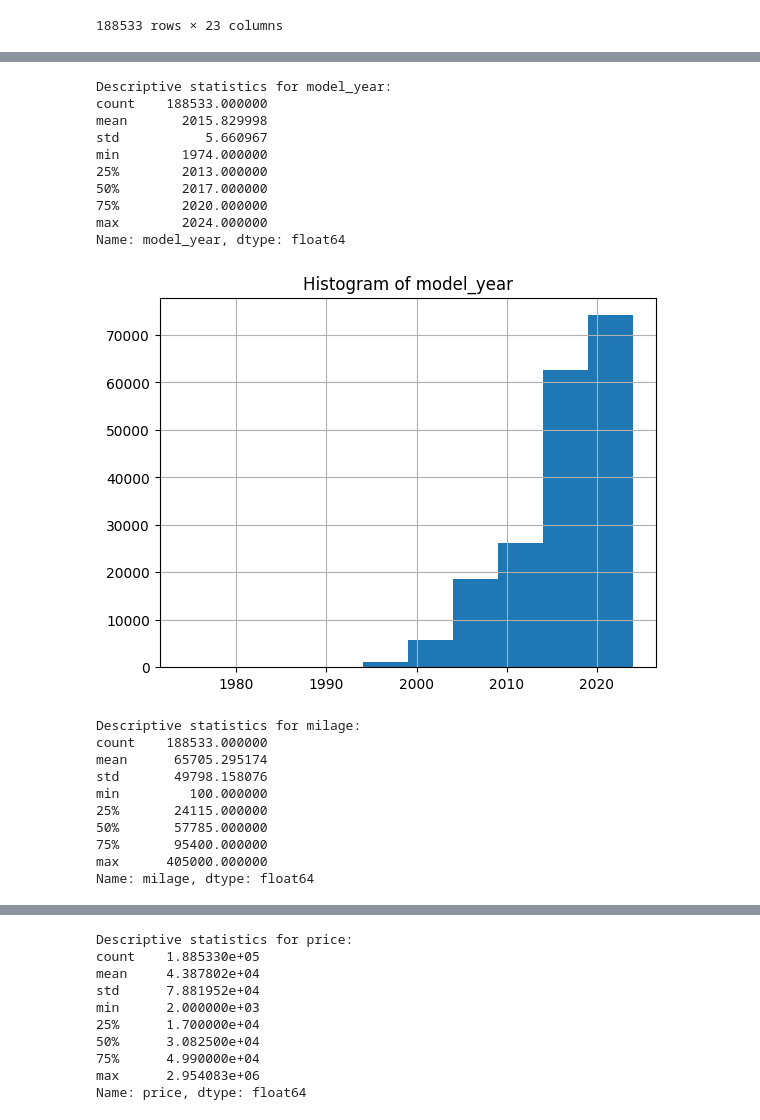
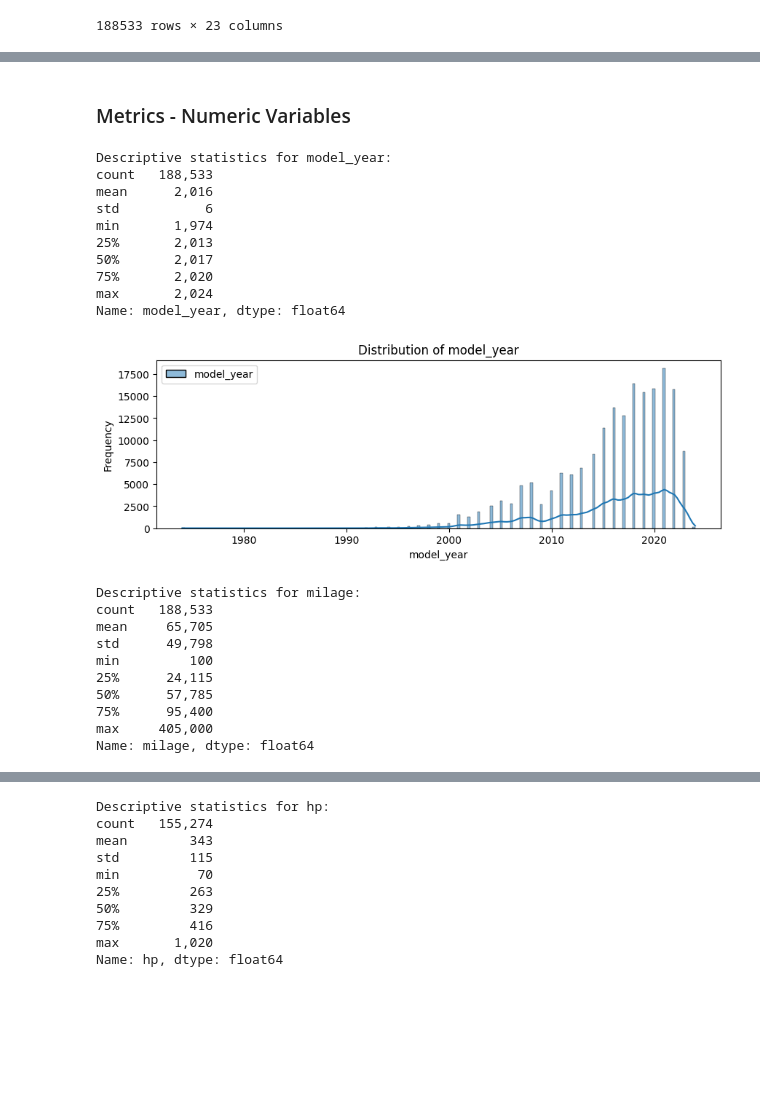
Before and after one commit to miguelazue/used-cars-prices-regression, a Jupyter notebook: data_exploration.ipynb, the cells around one changed output, grey strips where cells are left out. Saved outputs shown, nothing was run; the diff lists cells and outputs as text; code cells hidden in the pictures; blank space fills up the shorter version.

```diff
--- a/data_exploration.ipynb
+++ b/data_exploration.ipynb
@@ -139,8 +143,10 @@ cars_train_df
 | 188532 | 188532 | Porsche | Macan Base | 2016 | 59500 | Gasoline | 252.0HP 2.0L 4 Cylinder Engine Ga... | Transmission w/Dual Shift Mode | White | Black | ... |
 188533 rows × 23 columns
 # %%
-categorical_columns = ['brand', 'model', 'fuel_type','fuel_type_2','ext_col', 'int_col','engine_config', 'transmission_type',]
-numeric_columns = ['model_year', 'milage','price','hp', 'size','cylinder','speed']
 binary_columns = ['vehicle_damage', 'binary_clean_title','turbo']
+categorical_columns_low_cardinality = ['fuel_type','fuel_type_2','engine_config', 'transmission_type']
+categorical_columns_high_cardinality = ['brand', 'model', 'ext_col', 'int_col']
+numeric_columns = ['model_year', 'milage','hp','size']
+ordinal_columns = ['cylinder','speed']
 # %%
 cars_train_df[numeric_columns] = cars_train_df[numeric_columns].astype('float64')
@@ -147,29 +221,34 @@ cars_train_df[numeric_columns] = cars_train_df[numeric_columns].astype('float64'
+# %% [markdown]
+### Metrics - Numeric Variables
 # %%
 for col in numeric_columns:
     print(f"Descriptive statistics for {col}:")
     print(cars_train_df[col].describe())
-    cars_train_df[col].hist()
-    plt.title(f'Histogram of {col}')
+    plt.figure(figsize=(10, 3))
+    sns.histplot([cars_train_df[col]], kde=True)
+    plt.title(f'Distribution of {col}')
+    plt.xlabel(col)
+    plt.ylabel('Frequency')
     plt.show()
 # %% [output]
 Descriptive statistics for model_year:
-count    188533.000000
-mean       2015.829998
-std           5.660967
-min        1974.000000
-25%        2013.000000
-50%        2017.000000
-75%        2020.000000
-max        2024.000000
+count   188,533
+mean      2,016
+std           6
+min       1,974
+25%       2,013
+50%       2,017
+75%       2,020
+max       2,024
 Name: model_year, dtype: float64
-[figure, old version]
+[figure, new version]
 Descriptive statistics for milage:
-count    188533.000000
-mean      65705.295174
-std       49798.158076
-min         100.000000
-25%       24115.000000
-50%       57785.000000
-75%       95400.000000
-max      405000.000000
+count   188,533
+mean     65,705
+std      49,798
+min         100
+25%      24,115
+50%      57,785
+75%      95,400
+max     405,000
 Name: milage, dtype: float64
@@ -177,10 +256,10 @@ Name: milage, dtype: float64
-Descriptive statistics for price:
-count    1.885330e+05
-mean     4.387802e+04
-std      7.881952e+04
-min      2.000000e+03
-25%      1.700000e+04
-50%      3.082500e+04
-75%      4.990000e+04
-max      2.954083e+06
-Name: price, dtype: float64
+Descriptive statistics for hp:
+count   155,274
+mean        343
+std         115
+min          70
+25%         263
+50%         329
+75%         416
+max       1,020
+Name: hp, dtype: float64
```
Also changed, not shown: parts of 28 cells of this notebook.
